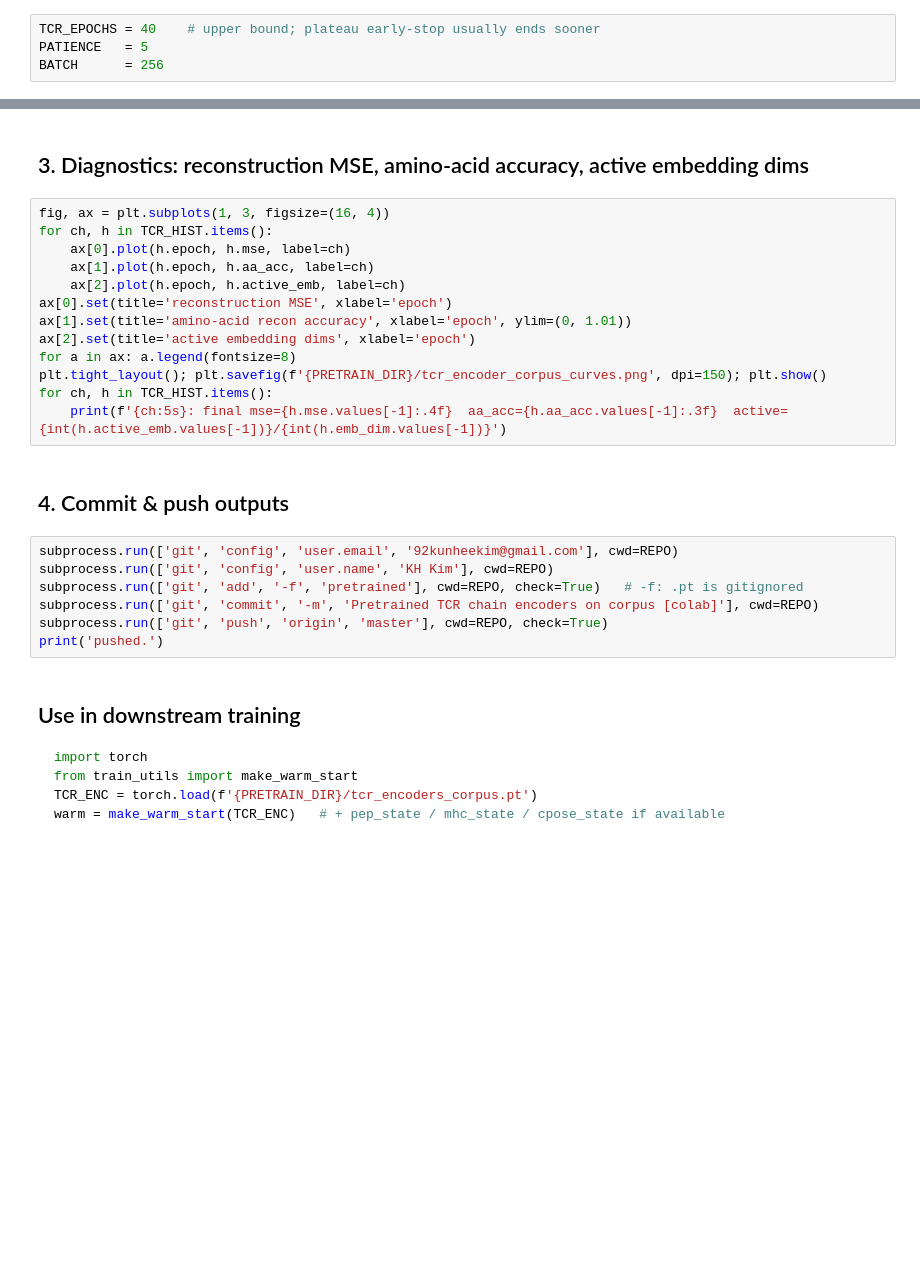
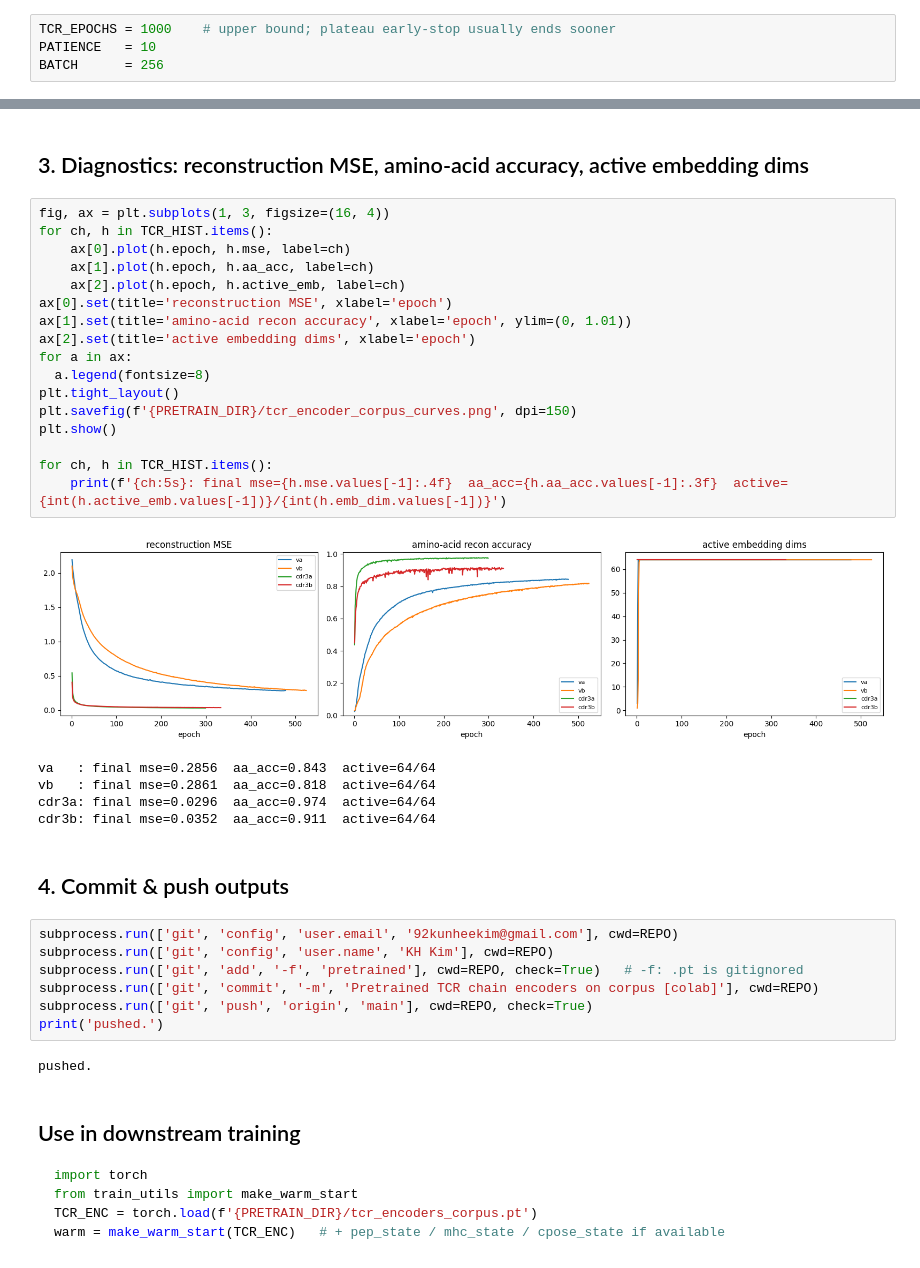
Before and after one commit to 92kunheekim/tcrpmhc_pose_binding, a Jupyter notebook: notebooks/pretrain_tcr.ipynb, the cells around one changed output, grey strips where cells are left out. Cells and saved outputs as stored; diff of their text form; blank space fills up the shorter version.

````diff
--- a/notebooks/pretrain_tcr.ipynb
+++ b/notebooks/pretrain_tcr.ipynb
@@ -35,8 +41,8 @@ print('device:', DEVICE)
 # %% [markdown]
 ## Config
 # %%
-TCR_EPOCHS = 40    # upper bound; plateau early-stop usually ends sooner
-PATIENCE   = 5
+TCR_EPOCHS = 1000    # upper bound; plateau early-stop usually ends sooner
+PATIENCE   = 10
 BATCH      = 256
 # %% [markdown]
 ## 1. Load corpus
@@ -60,16 +87,26 @@ print('saved -> tcr_encoders_corpus.pt')
 # %%
 fig, ax = plt.subplots(1, 3, figsize=(16, 4))
 for ch, h in TCR_HIST.items():
     ax[0].plot(h.epoch, h.mse, label=ch)
     ax[1].plot(h.epoch, h.aa_acc, label=ch)
     ax[2].plot(h.epoch, h.active_emb, label=ch)
 ax[0].set(title='reconstruction MSE', xlabel='epoch')
 ax[1].set(title='amino-acid recon accuracy', xlabel='epoch', ylim=(0, 1.01))
 ax[2].set(title='active embedding dims', xlabel='epoch')
-for a in ax: a.legend(fontsize=8)
-plt.tight_layout(); plt.savefig(f'{PRETRAIN_DIR}/tcr_encoder_corpus_curves.png', dpi=150); plt.show()
+for a in ax:
+  a.legend(fontsize=8)
+plt.tight_layout()
+plt.savefig(f'{PRETRAIN_DIR}/tcr_encoder_corpus_curves.png', dpi=150)
+plt.show()
+
 for ch, h in TCR_HIST.items():
     print(f'{ch:5s}: final mse={h.mse.values[-1]:.4f}  aa_acc={h.aa_acc.values[-1]:.3f}  active={int(h.active_emb.values[-1])}/{int(h.emb_dim.values[-1])}')
+# %% [output]
+[figure, added]
+va   : final mse=0.2856  aa_acc=0.843  active=64/64
+vb   : final mse=0.2861  aa_acc=0.818  active=64/64
+cdr3a: final mse=0.0296  aa_acc=0.974  active=64/64
+cdr3b: final mse=0.0352  aa_acc=0.911  active=64/64
 # %% [markdown]
 ## 4. Commit & push outputs
 # %%
@@ -77,8 +114,10 @@ subprocess.run(['git', 'config', 'user.email', '92kunheekim@gmail.com'], cwd=REP
 subprocess.run(['git', 'config', 'user.name', 'KH Kim'], cwd=REPO)
 subprocess.run(['git', 'add', '-f', 'pretrained'], cwd=REPO, check=True)   # -f: .pt is gitignored
 subprocess.run(['git', 'commit', '-m', 'Pretrained TCR chain encoders on corpus [colab]'], cwd=REPO)
-subprocess.run(['git', 'push', 'origin', 'master'], cwd=REPO, check=True)
+subprocess.run(['git', 'push', 'origin', 'main'], cwd=REPO, check=True)
 print('pushed.')
+# %% [output]
+pushed.
 # %% [markdown]
 ## Use in downstream training
 ```python
````
Also changed, not shown: parts of 5 cells of this notebook.
